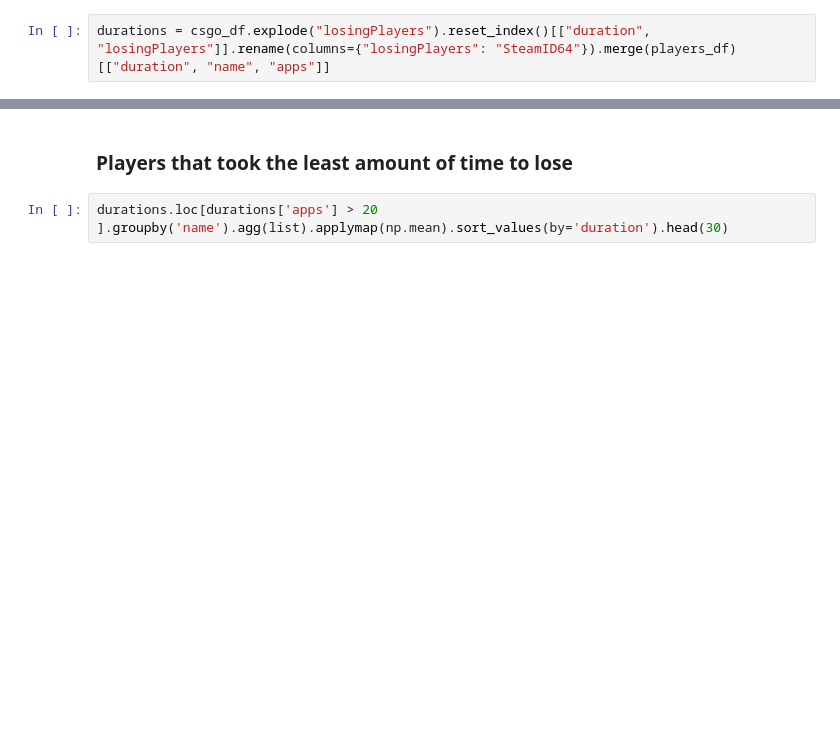
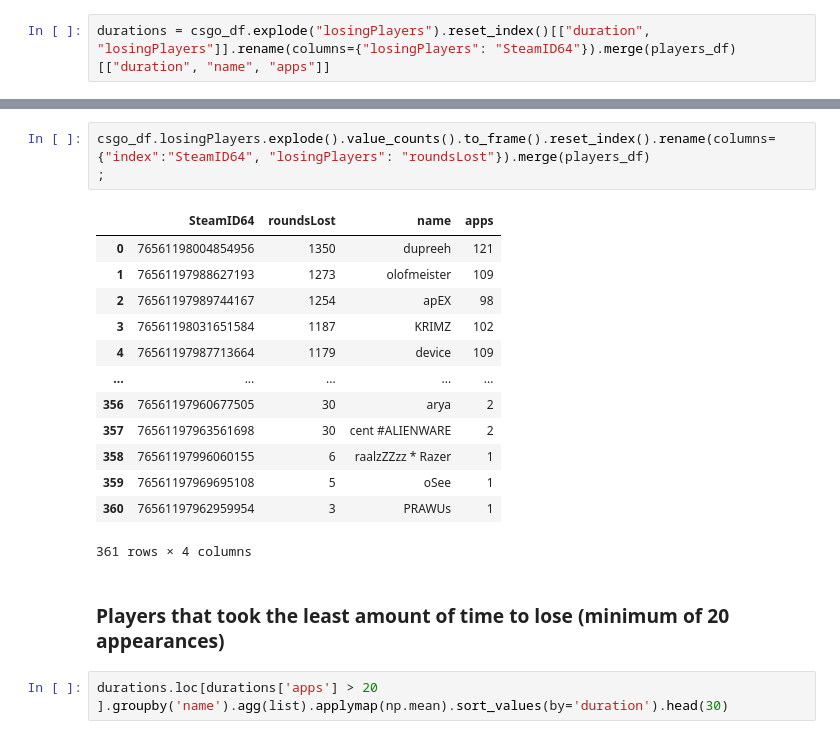
Before and after one commit to bevan-philip/have-cs-rounds-become-slower, a Jupyter notebook: analysis.ipynb, the cells around one changed output, grey strips where cells are left out. Cells and saved outputs as stored; diff of their text form; blank space fills up the shorter version.

```diff
--- a/analysis.ipynb
+++ b/analysis.ipynb
@@ -242,5 +253,22 @@ durations = csgo_df.explode("losingPlayers").reset_index()[["duration", "losingP
+# %%
+csgo_df.losingPlayers.explode().value_counts().to_frame().reset_index().rename(columns={"index":"SteamID64", "losingPlayers": "roundsLost"}).merge(players_df)
+;
+# %% [output]
+|  | SteamID64 | roundsLost | name | apps |
+| 0 | 76561198004854956 | 1350 | dupreeh | 121 |
+| 1 | 76561197988627193 | 1273 | olofmeister | 109 |
+| 2 | 76561197989744167 | 1254 | apEX | 98 |
+| 3 | 76561198031651584 | 1187 | KRIMZ | 102 |
+| 4 | 76561197987713664 | 1179 | device | 109 |
+| ... | ... | ... | ... | ... |
+| 356 | 76561197960677505 | 30 | arya | 2 |
+| 357 | 76561197963561698 | 30 | cent #ALIENWARE | 2 |
+| 358 | 76561197996060155 | 6 | raalzZZzz * Razer | 1 |
+| 359 | 76561197969695108 | 5 | oSee | 1 |
+| 360 | 76561197962959954 | 3 | PRAWUs | 1 |
+361 rows × 4 columns
 # %% [markdown]
-### Players that took the least amount of time to lose
+### Players that took the least amount of time to lose (minimum of 20 appearances)
 # %%
 durations.loc[durations['apps'] > 20 ].groupby('name').agg(list).applymap(np.mean).sort_values(by='duration').head(30)
 # %% [output]
```
Also changed, not shown: parts of 8 cells of this notebook.
